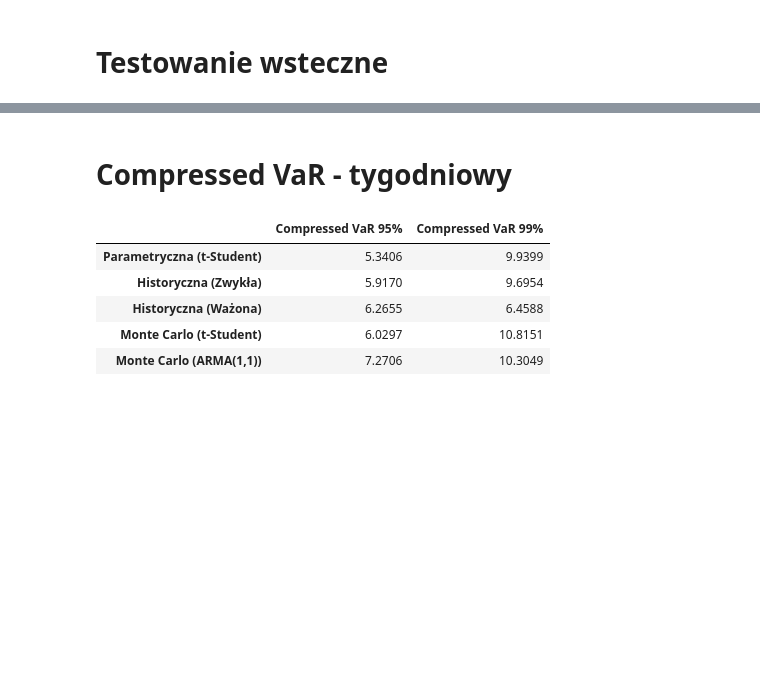
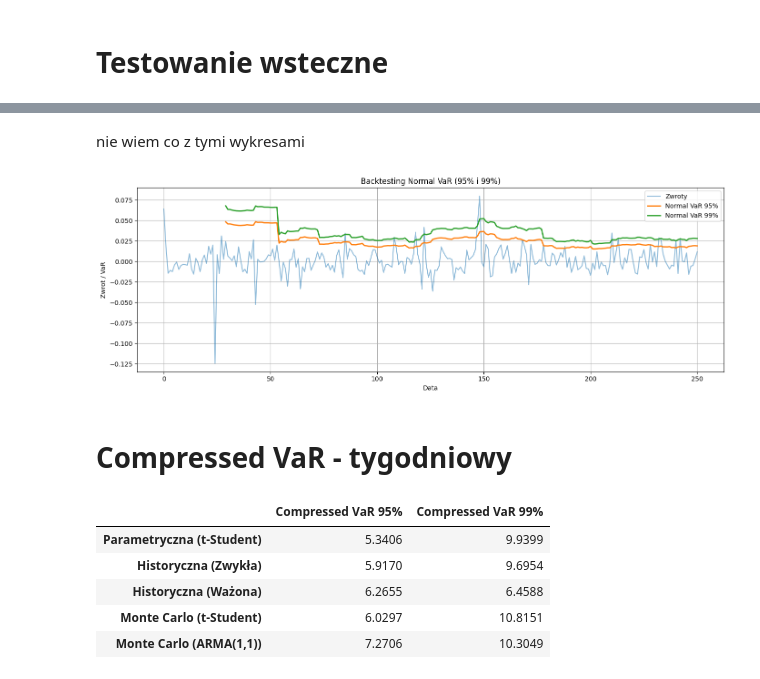
Before and after one commit to werpyr1003/Zarz-dzanie_ryzykiem_McDonald_Corporation, a Jupyter notebook: Projekt_3/prez_3.ipynb, the cells around one changed output, grey strips where cells are left out. Cells and saved outputs as stored; diff of their text form; code cells hidden in the pictures; blank space fills up the shorter version.

```diff
--- a/Projekt_3/prez_3.ipynb
+++ b/Projekt_3/prez_3.ipynb
@@ -544,3 +687,43 @@ ModuleNotFoundError: No module named 'vartests'
+# %% [markdown]
+nie wiem co z tymi wykresami
+# %%
+import pandas as pd
+import numpy as np
+import matplotlib.pyplot as plt
+from scipy.stats import norm
+
+
+df = pd.DataFrame({"returns": returns})
+
+# Parametry
+window_size = 30  # np. 1 rok sesyjny
+conf_levels = [0.95, 0.99]
+
+# Rolling statystyki
+rolling_mu = df['returns'].rolling(window=window_size).mean()
+rolling_sigma = df['returns'].rolling(window=window_size).std()
+
+# Oblicz VaR dla 95% i 99%
+VaRs = {}
+for cl in conf_levels:
+    VaRs[cl] = (rolling_mu + rolling_sigma * norm.ppf(1 - cl))  # ujemne, bo strata
+
+# Wykres
+plt.figure(figsize=(14, 5))
+plt.plot(df.index, df['returns'], label="Zwroty", alpha=0.5)
+
+for cl in conf_levels:
+    plt.plot(df.index, -VaRs[cl], label=f"Normal VaR {int(cl * 100)}%", linewidth=2)
+
+plt.title("Backtesting Normal VaR (95% i 99%)")
+plt.xlabel("Data")
+plt.ylabel("Zwrot / VaR")
+plt.legend()
+plt.grid(True)
+plt.tight_layout()
+plt.show()
+# %% [output]
+[figure, added]
 # %% [markdown]
 # Compressed VaR - tygodniowy
 # %%
```
Also changed, not shown: parts of 28 cells of this notebook.
